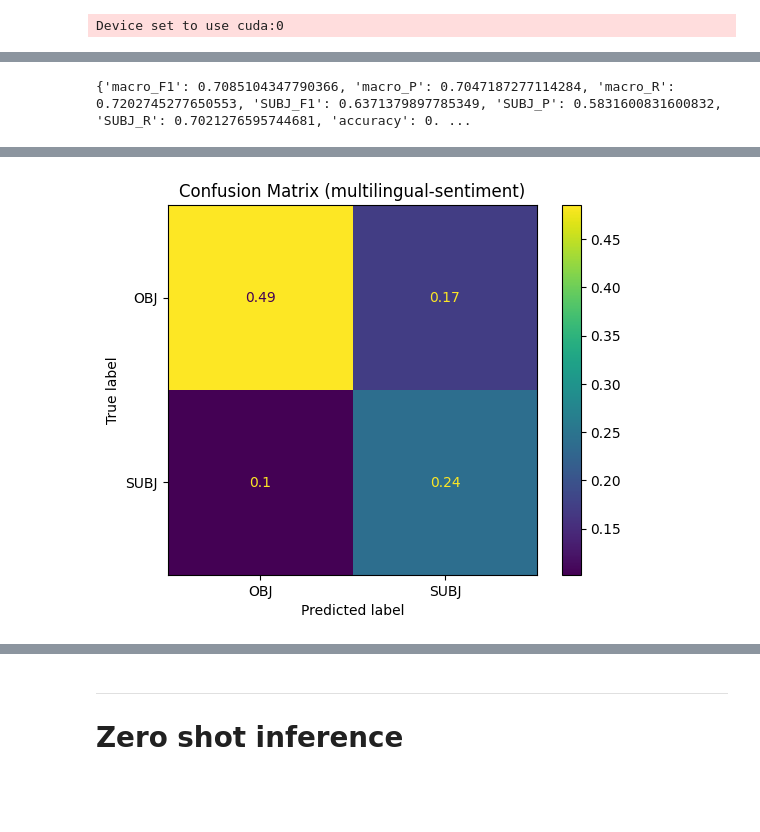
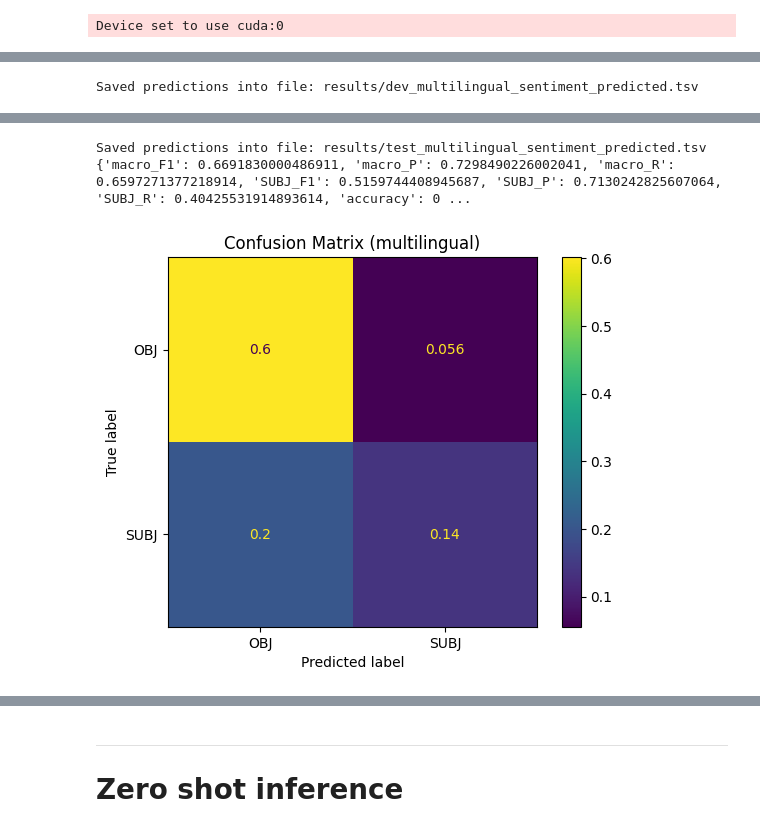
Before and after one commit to MatteoFasulo/clef2025-checkthat, a Jupyter notebook: notebook.ipynb, the cells around one changed output, grey strips where cells are left out. Drawn from its saved outputs; the diff is of its cells as text; code cells hidden in the pictures; blank space fills up the shorter version.

Commit message:
Update with save predictions procedure aligned with challenge scorer script

```diff
--- a/notebook.ipynb
+++ b/notebook.ipynb
@@ -348,3 +350,16 @@ def evaluate_metrics(eval_pred):
+# %%
+def save_predictions(test_data, predictions, filename: str, save_dir: str = 'results'):
+    os.makedirs(save_dir, exist_ok=True)
+    pred_df = pd.DataFrame()
+    pred_df['sentence_id'] = test_data['sentence_id']
+    pred_df['label'] = predictions
+    pred_df['label'] = pred_df['label'].apply(lambda x: 'OBJ' if x == 0 else 'SUBJ')
+
+    predictions_filepath = os.path.join(save_dir, filename)
+    pred_df.to_csv(predictions_filepath, index=False, sep='\t')
+
+    print(f"Saved predictions into file:", predictions_filepath)
+    return predictions_filepath
 # %% [markdown]
 # mDeBERTta v3 base (Arabic)
 # %%
@@ -1031,10 +1180,23 @@ trainer = CustomTrainer(
     class_weights=class_weights,
 )
 # %%
+# Decision threshold calibration on dev set
 best_thr = trainer.compute_best_threshold(dataset=dev_data)
+# Predictions on dev set (with best threshold on dev set)
+pred_info = trainer.predict(dataset=dev_data, threshold=best_thr)
+
+predictions, labels = pred_info.predictions, pred_info.label_ids
+
+# Save dev set predictions
+save_predictions(dev_data, predictions, filename = f"dev_{language}_modern_predicted.tsv")
+
+# Predictions on test set (with best threshold on dev set)
 pred_info = trainer.predict(dataset=test_data, threshold=best_thr)
 
 predictions, labels = pred_info.predictions, pred_info.label_ids
+
+# Save test set predictions
+save_predictions(test_data, predictions, filename = f"test_{language}_modern_predicted.tsv")
 
 acc = accuracy_score(labels, predictions)
 m_prec, m_rec, m_f1, m_s = precision_recall_fscore_support(labels, predictions, average="macro",
@@ -1052,8 +1214,7 @@ stats = {
     }
 
 print(stats)
-results['english-modern-bert-thr'] = stats
-predictions_dict['english-modern-bert-thr'] = predictions
+results[f"{language}-thr"] = stats
 
 cm = confusion_matrix(labels, predictions, normalize='all')
 ConfusionMatrixDisplay(cm, display_labels=['OBJ', 'SUBJ']).plot()
@@ -2229,8 +2505,21 @@ TrainOutput(global_step=2412, training_loss=0.43149685582909025, metrics={'train
 # %%
+# Decision threshold calibration on dev set
 best_thr = trainer.compute_best_threshold(dataset=dev_data)
+# Predictions on dev set (with best threshold on dev set)
+pred_info = trainer.predict(dataset=dev_data, threshold=best_thr)
+
+predictions, labels = pred_info.predictions, pred_info.label_ids
+
+# Save dev set predictions
+save_predictions(dev_data, predictions, filename = f"dev_{language}_sentiment_predicted.tsv")
+
+# Predictions on test set (with best threshold on dev set)
 pred_info = trainer.predict(dataset=test_data, threshold=best_thr)
 
 predictions, labels = pred_info.predictions, pred_info.label_ids
+
+# Save test set predictions
+save_predictions(test_data, predictions, filename = f"test_{language}_sentiment_predicted.tsv")
 
 acc = accuracy_score(labels, predictions)
 m_prec, m_rec, m_f1, m_s = precision_recall_fscore_support(labels, predictions, average="macro",
@@ -2252,9 +2541,9 @@ results[f"{language}-sentiment-thr"] = stats
 
 cm = confusion_matrix(labels, predictions, normalize='all')
 ConfusionMatrixDisplay(cm, display_labels=['OBJ', 'SUBJ']).plot()
-plt.title(f"Confusion Matrix ({language}-sentiment)")
+plt.title(f"Confusion Matrix ({language})")
 plt.show()
 # %% [output]
 [interactive output not drawn]
 [interactive output not drawn]
-{'macro_F1': 0.7085104347790366, 'macro_P': 0.7047187277114284, 'macro_R': 0.7202745277650553, 'SUBJ_F1': 0.6371379897785349, 'SUBJ_P': 0.5831600831600832, 'SUBJ_R': 0.7021276595744681, 'accuracy': 0. ...
+Saved predictions into file: results/dev_multilingual_sentiment_predicted.tsv
@@ -2261,4 +2551,6 @@ plt.show()
+Saved predictions into file: results/test_multilingual_sentiment_predicted.tsv
+{'macro_F1': 0.6691830000486911, 'macro_P': 0.7298490226002041, 'macro_R': 0.6597271377218914, 'SUBJ_F1': 0.5159744408945687, 'SUBJ_P': 0.7130242825607064, 'SUBJ_R': 0.40425531914893614, 'accuracy': 0 ...
-[figure, old version]
+[figure, new version]
 # %%
 pd.DataFrame(results).T.sort_values(by='macro_F1', ascending=False).round(4)
 # %% [output]
```
Also changed, not shown: parts of 40 cells of this notebook.
